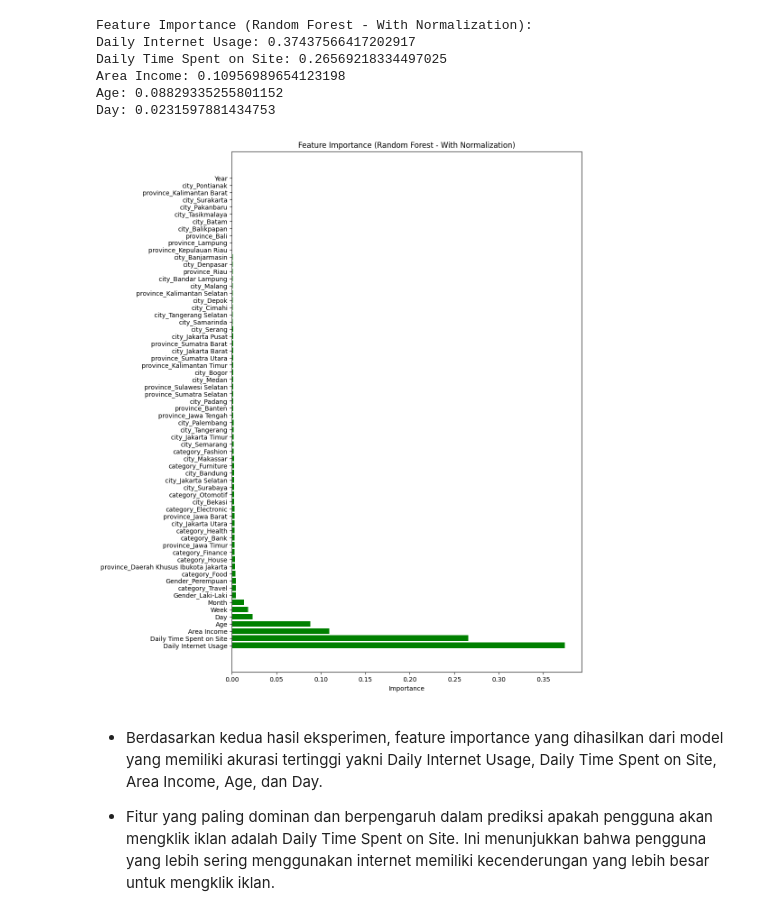
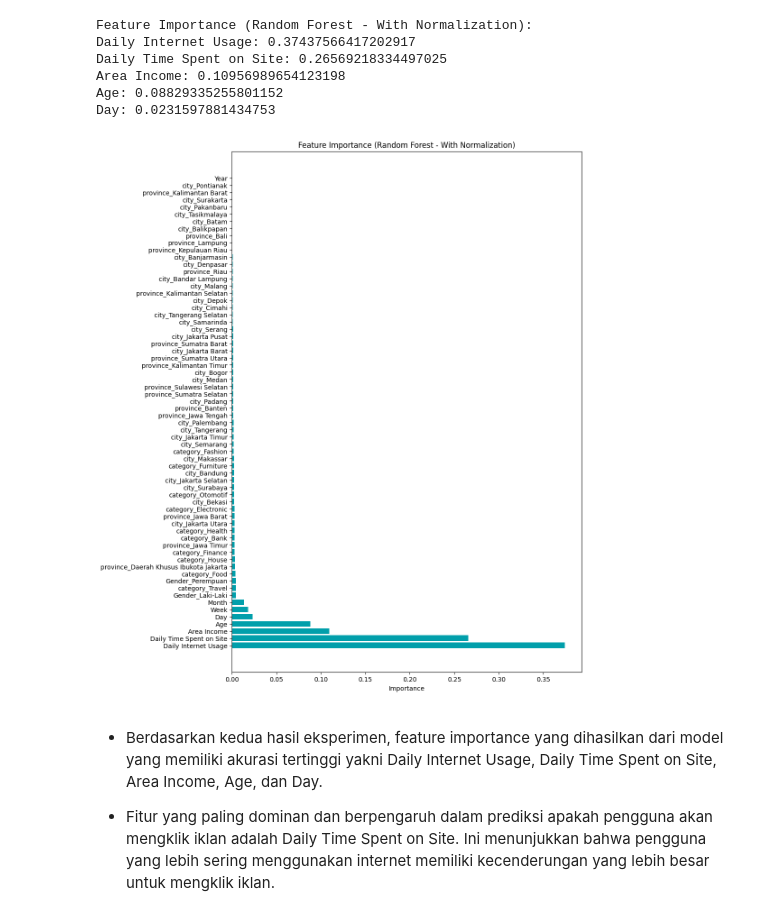
Before and after one commit to AcilRestu12/customer-ads-click-classification, a Jupyter notebook: code/MinPro 2_Tugas 3.ipynb, the cells around one changed output. Cells and saved outputs as stored; diff of their text form; code cells hidden in the pictures.

```diff
--- a/code/MinPro 2_Tugas 3.ipynb
+++ b/code/MinPro 2_Tugas 3.ipynb
@@ -661,12 +659,12 @@ Day: 0.0231597881434753
 # %%
 # Visualisasi feature importance setelah normalisasi
 plt.figure(figsize=(10, 15))
 plt.title("Feature Importance (Random Forest - With Normalization)")
-plt.barh(features[sorted_idx_scaled], feature_importance_scaled[sorted_idx_scaled], color='green')
+plt.barh(features[sorted_idx_scaled], feature_importance_scaled[sorted_idx_scaled], color='#019fab')
 plt.xlabel("Importance")
 plt.show()
 # %% [output]
-[figure, old version]
+[figure, new version]
 # %% [markdown]
 - Berdasarkan kedua hasil eksperimen, feature importance yang dihasilkan dari model yang memiliki akurasi tertinggi yakni Daily Internet Usage, Daily Time Spent on Site, Area Income, Age, dan Day.
 
```
Also changed, not shown: parts of 2 cells of this notebook, 2 other files.
